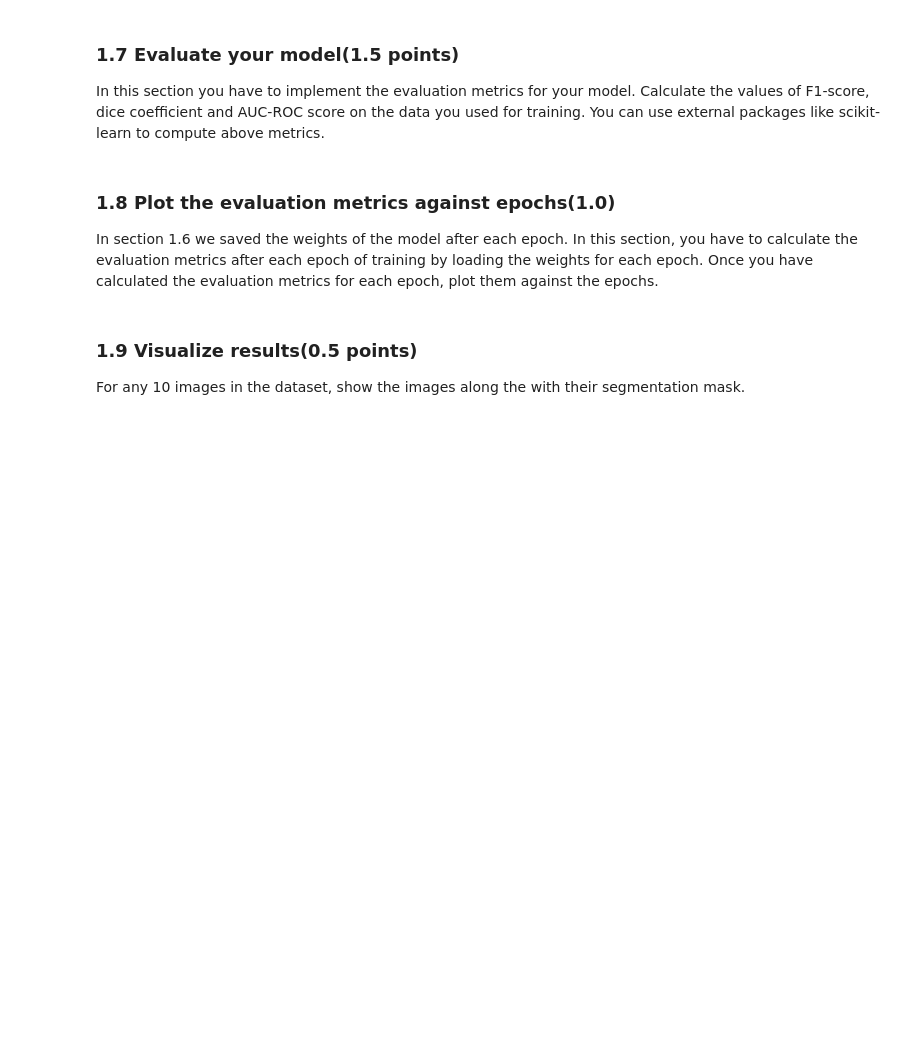
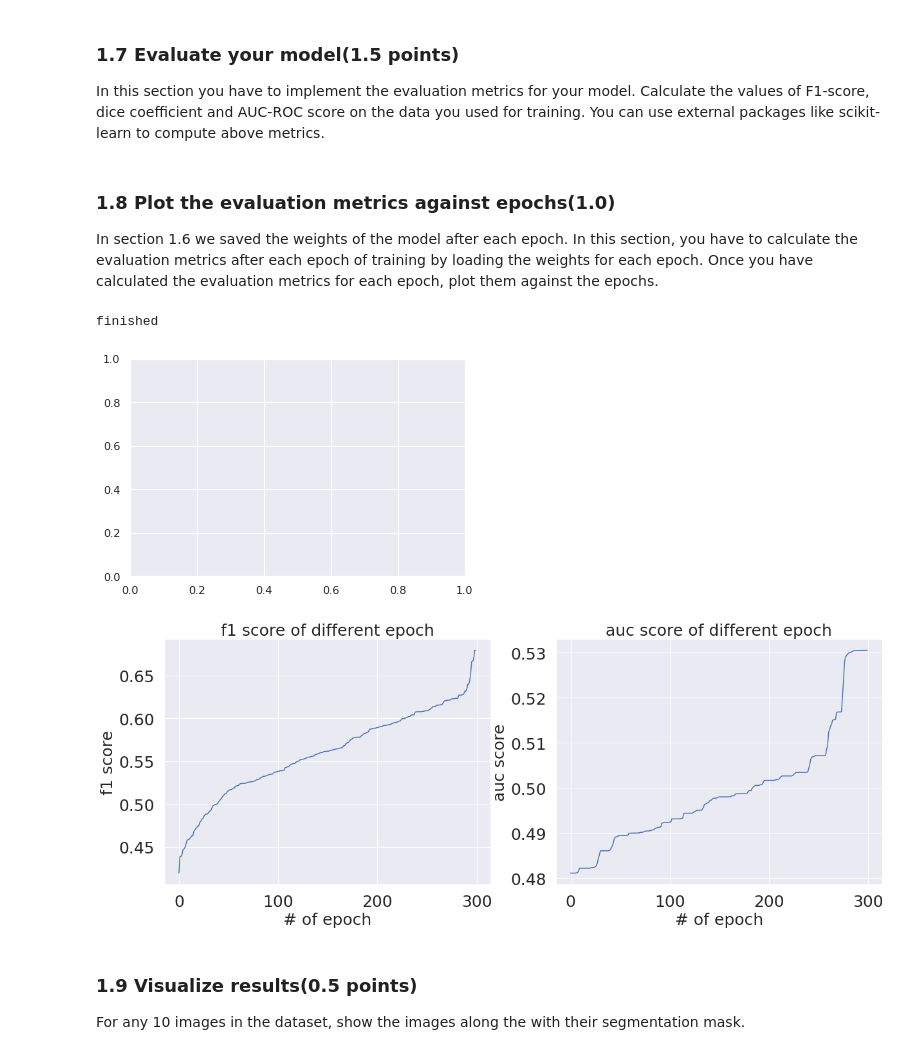
Before and after one commit to liuyugeng/Vision-Project-Image-Segmentation, a Jupyter notebook: Vision_task_1.ipynb, the cells around one changed output. Saved outputs shown, nothing was run; the diff lists cells and outputs as text; code cells hidden in the pictures; blank space fills up the shorter version.

```diff
--- a/Vision_task_1.ipynb
+++ b/Vision_task_1.ipynb
@@ -285,14 +412,15 @@ class Segnet(nn.Module):
 # %%
 # Creating an instance of the model defined above.
 # You can modify it incase you need to pass paratemers to the constructor.
-device = torch.device("cuda") if torch.cuda.is_available() else torch.device("cpu")
+device = torch.device("cuda:0") if torch.cuda.is_available() else torch.device("cpu")
 model = Segnet().to(device)
+model = nn.DataParallel(model)
 # %% [markdown]
 ### 1.3 Hyperparameters(0.5 points)
 Define all the hyperparameters(not restricted to the three given below) that you find useful here.
 # %%
 local_path = 'VOCdevkit/VOC2012/' # modify it according to your device
-bs = 64
+bs = 16
 epochs = 300
 # %% [markdown]
 ### 1.4 Dataset and Dataloader(0.5 points)
@@ -329,15 +457,11 @@ opt = optim.SGD(model.parameters(), lr=1e-3, momentum=0.9, weight_decay=5e-4)
 ### 1.6 Training the model(3.0 points)
 Your task here is to complete the code below to perform a training loop and save the model weights after each epoch of training.
 # %%
-model = nn.DataParallel(model)
-
 for epoch in range(epochs):
-    print("++++++++++++++++++++++++++++++++Epoch: " + str(epoch+1) + "++++++++++++++++++++++++++++++++")
     model.train()
 
     train_loss = 0
-    correct = 0
-    total = 0
+
     for batch_idx, (inputs, targets) in enumerate(trainloader):
         inputs, targets = inputs.to(device), targets.to(device)
         opt.zero_grad()
@@ -349,8 +473,6 @@ for epoch in range(epochs):
 
         train_loss += loss.item()
 
-    print( 'Loss: %.4f' % (loss.item()))
-
     torch.save(model.state_dict(), "./models/model_epoch" + str(epoch) + ".pth")
 
 print("saved model!!!")
@@ -401,6 +506,71 @@ label_pred = label_pred.max(dim=1)[1].data.cpu().numpy()
 # %% [markdown]
 ### 1.8 Plot the evaluation metrics against epochs(1.0)
 In section 1.6 we saved the weights of the model after each epoch. In this section, you have to calculate the evaluation metrics after each epoch of training by loading the weights for each epoch. Once you have calculated the evaluation metrics for each epoch, plot them against the epochs.
+# %%
+f1_score_matrix = []
+auc_score_matrix = []
+
+for epoch in range(epochs):
+    val_model = Segnet().to(device)
+    val_model.load_state_dict(torch.load("./models/model_epoch" + str(epoch) + ".pth"), strict=False)
+    val_model = nn.DataParallel(val_model)
+    val_model.eval()
+
+    label_pred = []
+    label_true = []
+
+    f1_scores = 0
+    dice_coefficients = 0
+    auc_scores = 0
+
+    with torch.no_grad():
+        for idx, (inputs, targets) in enumerate(trainloader):
+            inputs = inputs.to(device)
+            outputs = val_model(inputs)
+
+            label_pred.append(outputs.data.max(dim=1)[1].cpu().numpy())
+            label_true.append(targets.numpy())
+
+    label_pred = np.concatenate(label_pred, axis=0)
+    label_true = np.concatenate(label_true, axis=0)
+
+
+    # label_pred = outputs.data.max(dim=1)[1].cpu().numpy()
+    # label_true = targets.numpy()
+
+    for lbt, lbp in zip(label_true, label_pred):
+        f1_score, dice_coefficient, auc_score = evaluate(lbt, lbp)
+        f1_scores += f1_score
+        auc_scores += auc_score
+
+
+    f1_score_matrix.append(f1_scores/len(label_true))
+    auc_score_matrix.append(auc_scores/len(label_true))
+
+print("finished")
+# %% [output]
+finished
+# %%
+import seaborn as sns
+
+plt.cla()
+sns.set()
+fig, axs = plt.subplots(1, 2, figsize=(20, 7))
+
+x_list = [f1_score_matrix, auc_score_matrix]
+
+ylabel_list = ["f1 score", "auc score"]
+for i in range(len(ylabel_list)):
+    ax = axs[i]
+    ax.set_xlabel('# of epoch', fontsize=25)
+    ax.set_ylabel('%s' % (ylabel_list[i]), fontsize=25)
+    ax.plot(np.array(x_list[i]))
+
+    ax.tick_params(axis="both", size=25, labelsize=25, pad=-10)
+    ax.set_title("%s of different epoch" % (ylabel_list[i]), fontsize=25)
+# %% [output]
+[figure, added]
+[figure, added]
 # %% [markdown]
 ### 1.9 Visualize results(0.5 points)
 For any 10 images in the dataset, show the images along the with their segmentation mask.
```
Also changed, not shown: parts of 5 cells of this notebook, 1 other file.
